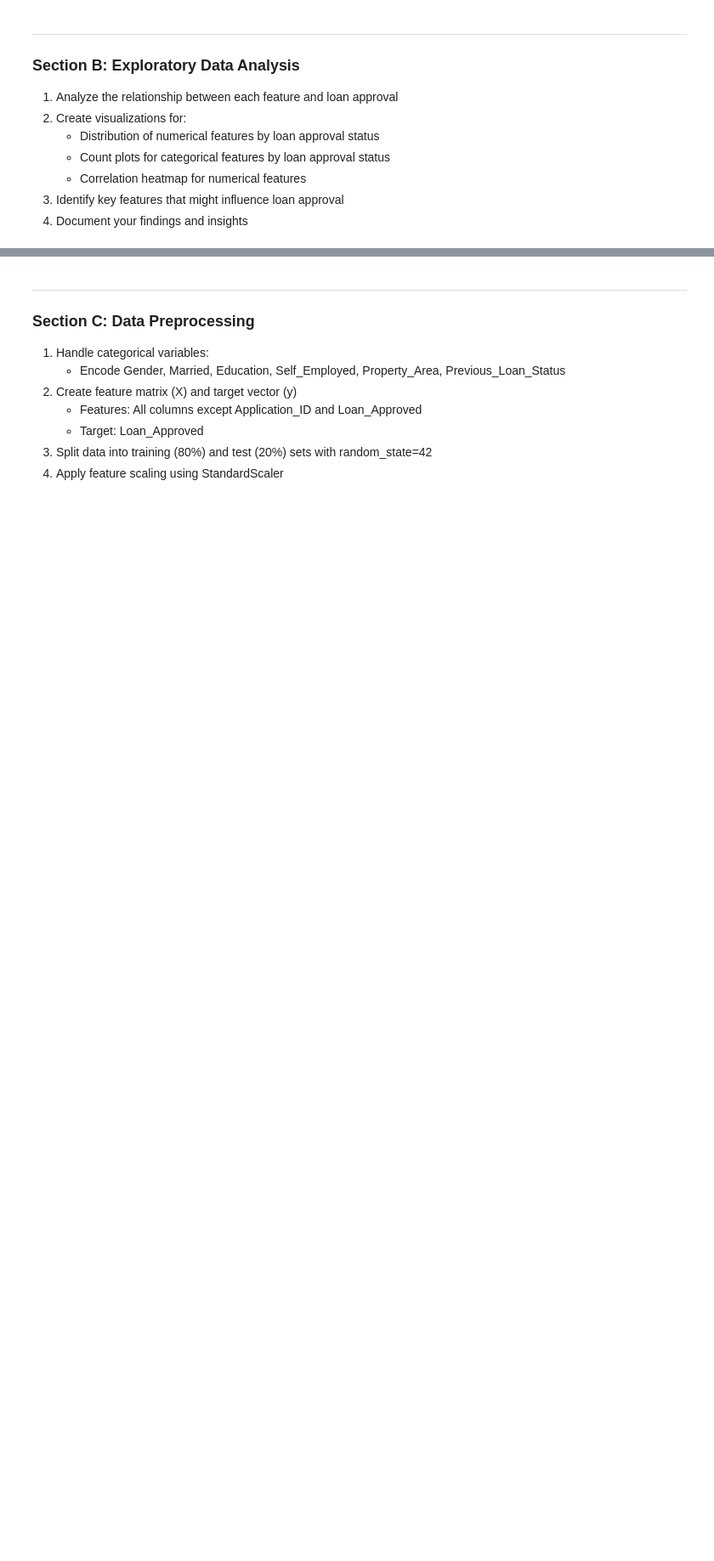
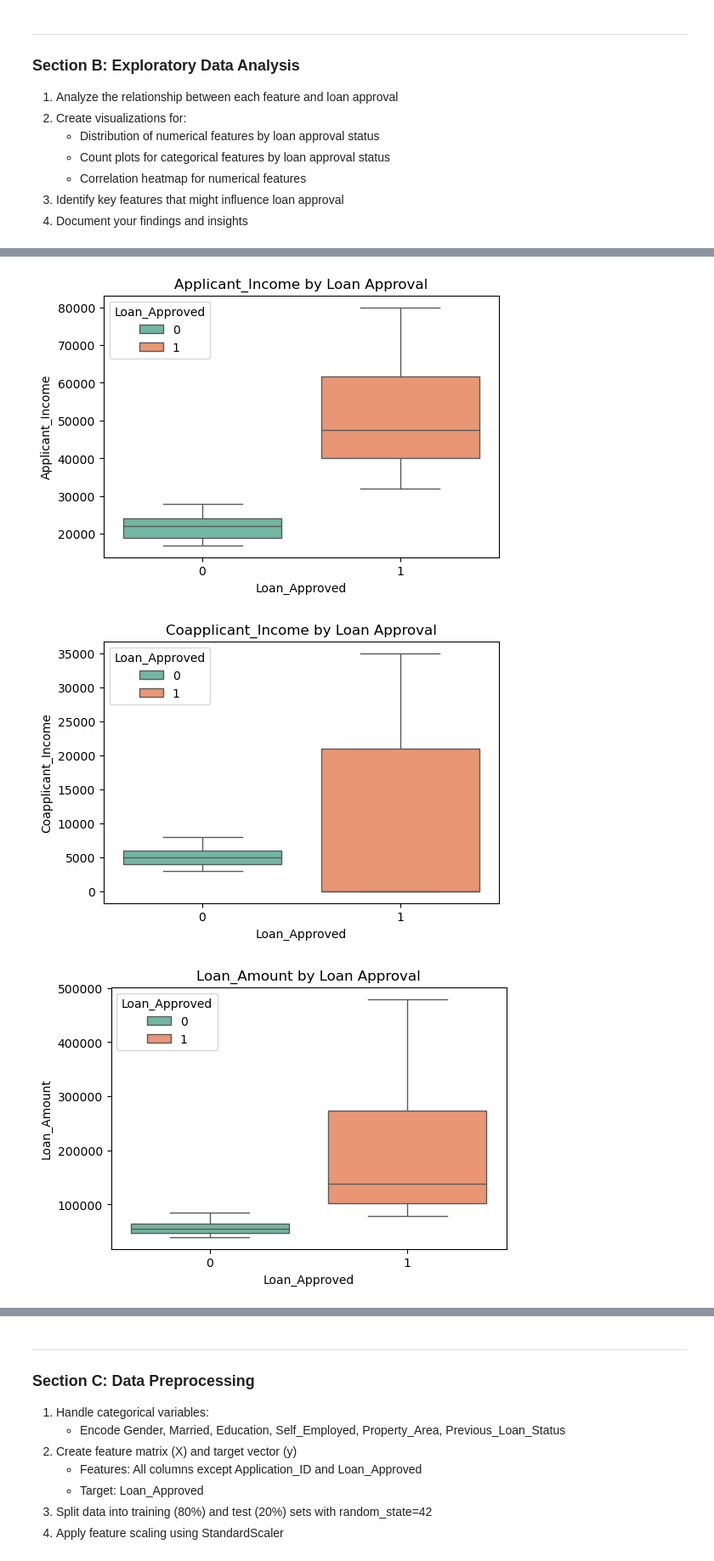
Before and after one commit to Blessing-Ekeh/dataraflow-week17-Classification-models, a Jupyter notebook: Take Home.ipynb, the cells around one changed output, grey strips where cells are left out. Shown at 85% size. Drawn from its saved outputs; the diff is of its cells as text; code cells hidden in the pictures; blank space fills up the shorter version.

```diff
--- a/Take Home.ipynb
+++ b/Take Home.ipynb
@@ -1521,2 +1560,12 @@ preprocessor = ColumnTransformer(transformers=[('num', StandardScaler(), numeric
 # %%
 # Additional EDA visualizations
+# Boxplots for Numerical Features
+for col in ["Applicant_Income","Coapplicant_Income","Loan_Amount","Employment_Years","Age"]:
+    plt.figure(figsize=(6,4))
+    sns.boxplot(x="Loan_Approved", y=col, data=assessment_data, hue="Loan_Approved", palette="Set2")
+    plt.title(f"{col} by Loan Approval")
+    plt.show()
+# %% [output]
+[figure, added]
+[figure, added]
+[figure, added]
```
Also changed, not shown: parts of 8 cells of this notebook.
